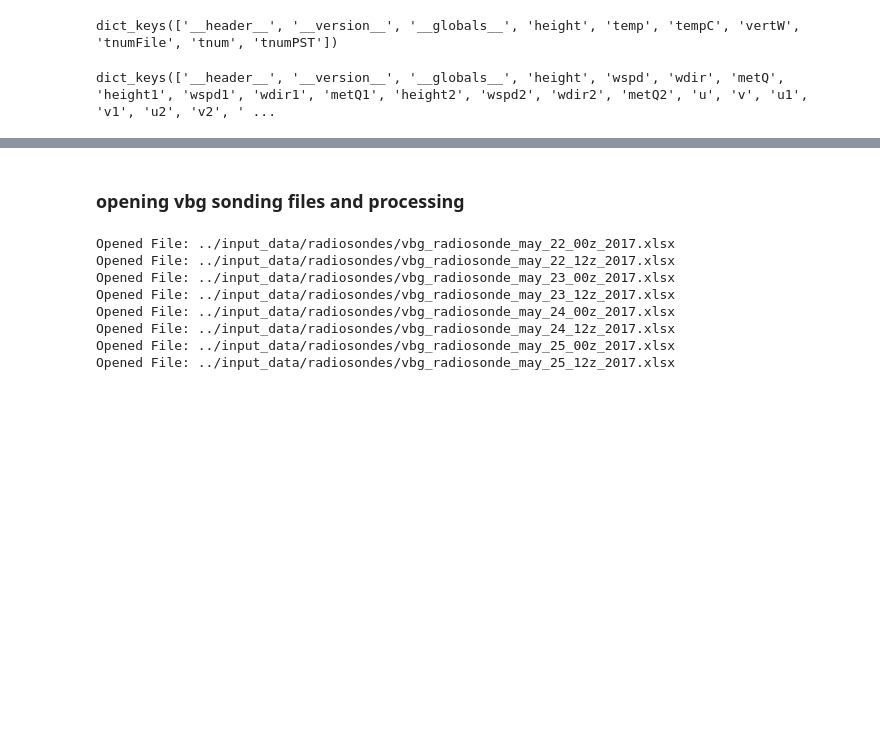
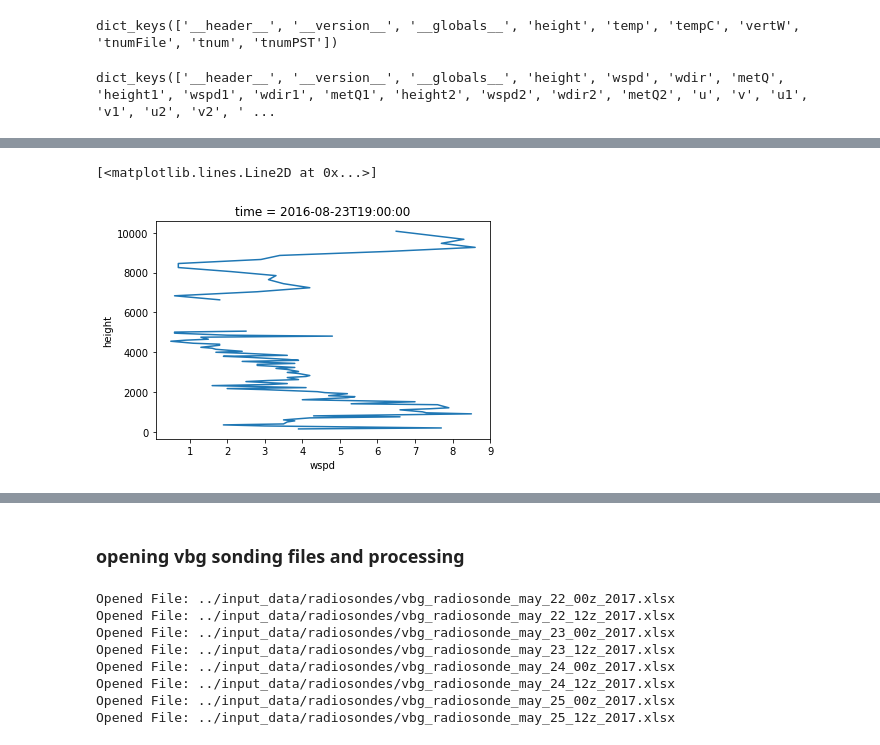
Before and after one commit to mmcoello/spring_2021, a Jupyter notebook: geog_288cj/plotting/analysis/profiler_data_v_wrf.ipynb, the cells around one changed output, grey strips where cells are left out. Cells and saved outputs as stored; diff of their text form; code cells hidden in the pictures; blank space fills up the shorter version.

Commit message:
still trying to figure out profiler data....

```diff
--- a/geog_288cj/plotting/analysis/profiler_data_v_wrf.ipynb
+++ b/geog_288cj/plotting/analysis/profiler_data_v_wrf.ipynb
@@ -202,10 +197,11 @@ array([  145.,   193.,   294.,   347.,   395.,   496.,   550.,   598.,
 # %%
-# xr.Dataset({'t': (['time'], T),
-#                     'RH': (['time'], RH),
-#                     'slp': (['time'], pres),
-#                     'wspd': (['time'], wspd),
-#                     'wdir': (['time'], wdir),
-#                     'u': (['time'], u),
-#                     'v': (['time'], v),
-#                     'wgust': (['time'], wgust)},
-#                       coords = {'time': date_time, 'station': station})
+wind_ds = xr.Dataset({'wspd': (['height','time'], wind['wspd']),
+                      'wdir': (['height','time'], wind['wdir']),
+                      'u': (['height','time'], wind['u']),
+                      'v': (['height','time'], wind['v'])},
+                      coords = {'time': wind_time, 'height': wind['height'][:,0]})
+# %%
+wind_ds['wspd'].sel(time = '2016-08-23T19:00:00.000000000').plot(y = 'height')
+# %% [output]
+[<matplotlib.lines.Line2D at 0x...>]
+[figure, added]
```
Also changed, not shown: parts of 6 cells of this notebook.
